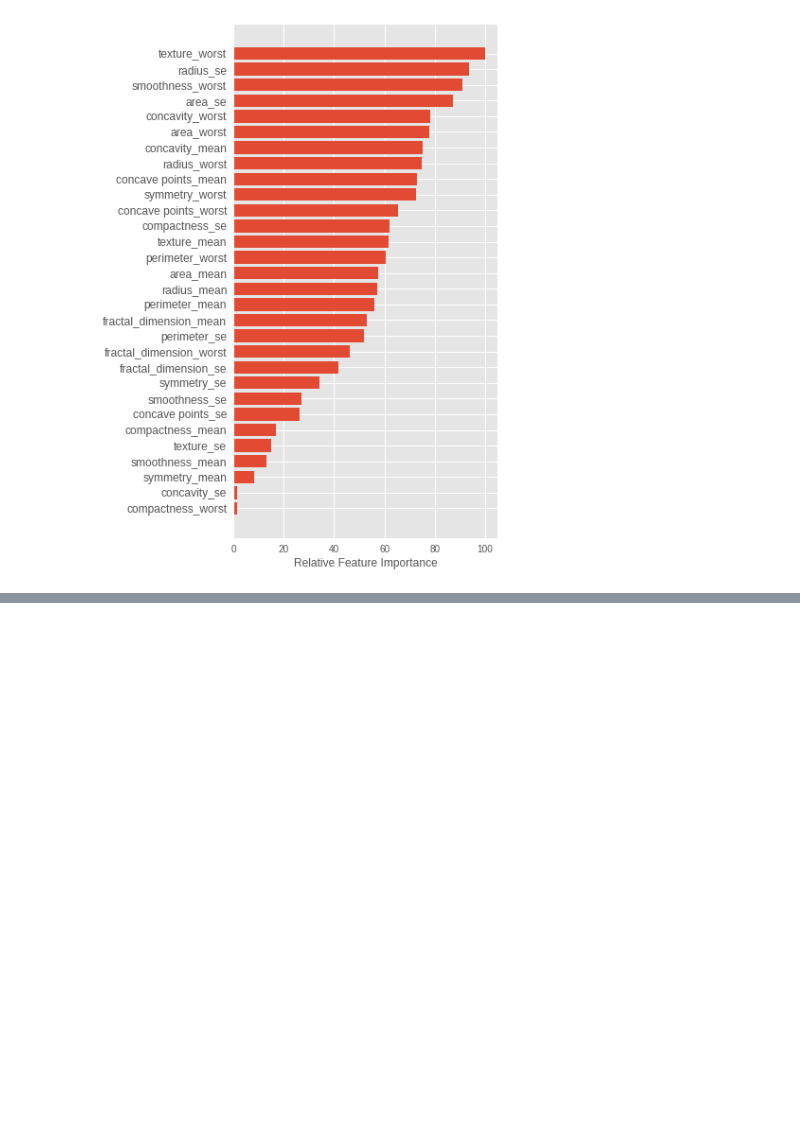
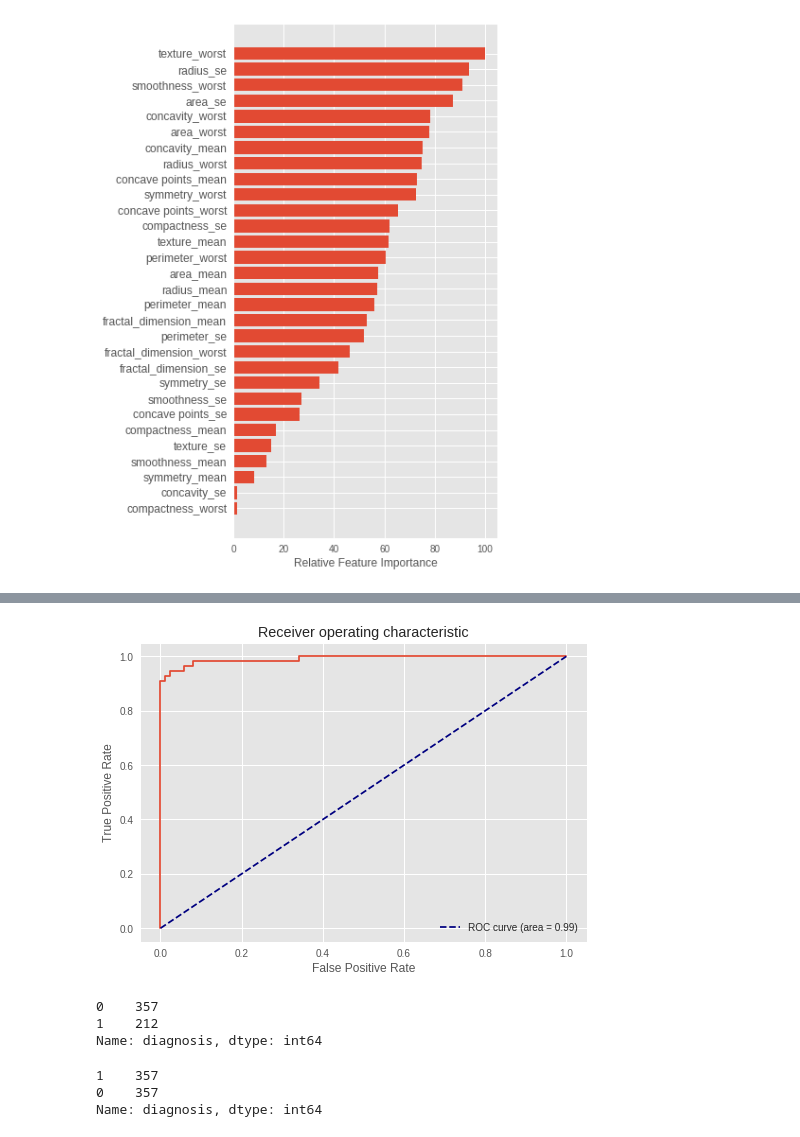
Before and after one commit to Nik8x/Breast_Cancer, a Jupyter notebook: Breast_Cancer.ipynb, the cells around one changed output, grey strips where cells are left out. Cells and saved outputs as stored; diff of their text form; code cells hidden in the pictures; blank space fills up the shorter version.

```diff
--- a/Breast_Cancer.ipynb
+++ b/Breast_Cancer.ipynb
@@ -359,0 +363,8 @@ plt.show()
+# %%
+# Implementing the ROC curve on the logistic regression.
+prob_lr = LogisticRegression(random_state = 1234).fit(X_train, y_train).predict_proba(X_test)
+# %%
+prob_lr = [p[1] for p in prob_lr]
+
+#Verifying the last five scores in prob_lr
+prob_lr[:5]
@@ -359,0 +384,4 @@ plt.show()
+# %%
+# plotting the ROC and AUC score
+fpr, tpr, threshold = roc_curve(y_test, prob_lr)
+print('fpr: ', fpr, '\ntpr: ', tpr, '\nthreshold: ', threshold)
@@ -359,0 +399,11 @@ plt.show()
+# %%
+plt.figure()
+plt.plot(fpr, tpr)
+plt.plot([0, 1], [0, 1], color = 'navy', linestyle = '--', label = 'ROC curve (area = %0.2f)' % auc(fpr, tpr))
+plt.xlabel('False Positive Rate')
+plt.ylabel('True Positive Rate')
+plt.title('Receiver operating characteristic')
+plt.legend(loc = "lower right")
+plt.show()
+# %% [output]
+[figure, added]
@@ -359,0 +412,20 @@ plt.show()
+# %%
+bc.diagnosis.value_counts()
+# %% [output]
+0    357
+1    212
+Name: diagnosis, dtype: int64
+# %%
+majority = bc[bc.diagnosis == 0]
+minority = bc[bc.diagnosis == 1]
+
+minority_upsampled = resample(minority, replace = True, n_samples = max(bc.diagnosis.value_counts()), random_state = 1234)
+
+upsampled = pd.concat([majority, minority_upsampled])
+
+# New data set for upsampled values
+print(upsampled.diagnosis.value_counts())
+# %% [output]
+1    357
+0    357
+Name: diagnosis, dtype: int64
```
Also changed, not shown: parts of 15 cells of this notebook.
